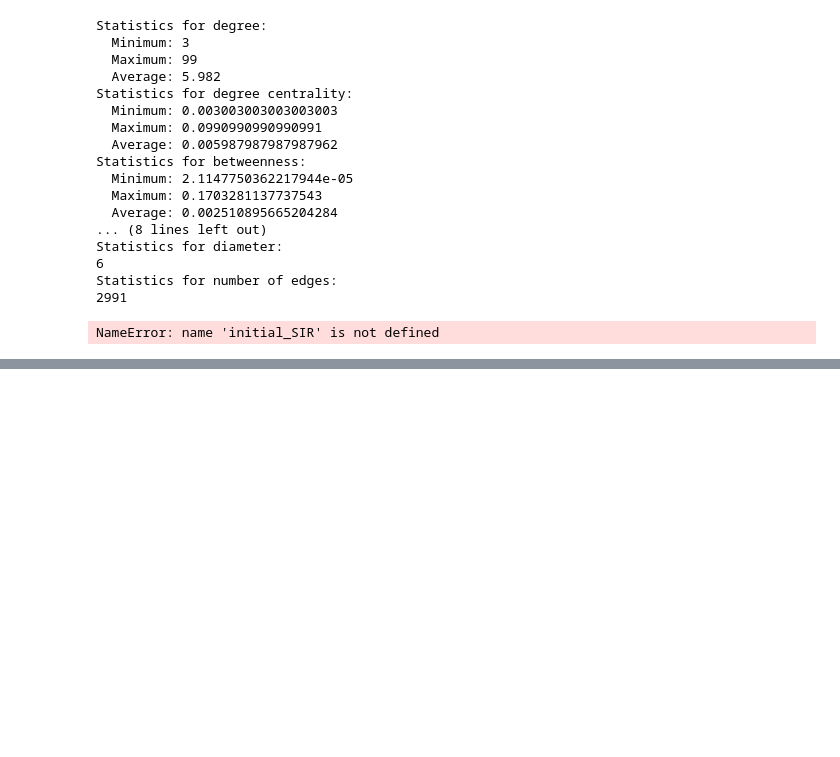
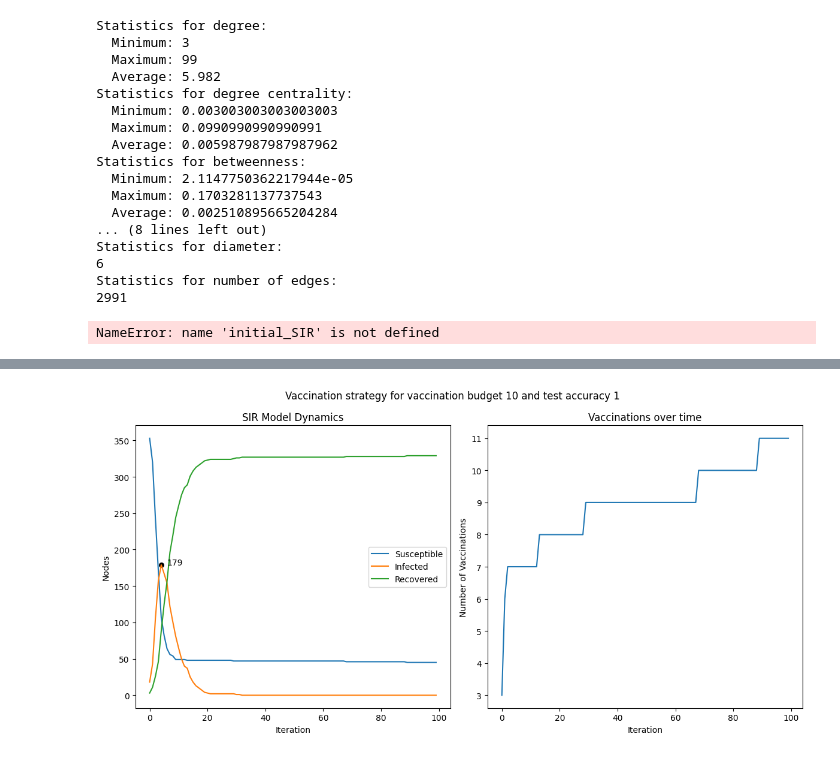
Before and after one commit to JTimmr/CS_Assignment_2, a Jupyter notebook: main.ipynb, the cells around one changed output, grey strips where cells are left out. Saved outputs shown, nothing was run; the diff lists cells and outputs as text; code cells hidden in the pictures; blank space fills up the shorter version.

```diff
--- a/main.ipynb
+++ b/main.ipynb
@@ -1565,0 +1460,95 @@ plt.show()
+# %%
+# Dynamic Vaccination strategy
+
+filename = 'transmission_network.csv'
+graph = read_data(filename)
+
+# Pick five random nodes to be infected
+model1 = ep.SIRModel(graph)
+model2 = ep.SIRModel(graph)
+
+# Define the initial conditions
+beta = 0.3
+gamma = 0.2
+N_iterations = 100
+initial_infected = random.sample(list(sorted(graph.nodes)), 5)
+vaccinated1 = []
+vaccinated2 = []
+
+# Vaccination specific initial condition for both strategies
+testing_budget_total = 200
+vaccination_budget_total = 200
+vaccination_budget_it = 10
+testing_budget_it = 5
+testing_accuracy = 1
+
+# Initialize model for simulation
+cfg = mc.Configuration()
+cfg.add_model_parameter('beta', beta)
+cfg.add_model_parameter('gamma', gamma)
+cfg.add_model_parameter("initial_infected_nodes", initial_infected)
+
+# Set initial statuses for each model
+model1.set_initial_status(cfg)
+model2.set_initial_status(cfg)
+
+susceptible_data1, infected_data1, recovered_data1, vaccinated_data1 = strategy_1(model1, N_iterations, vaccination_budget_it, vaccination_budget_total, testing_budget_it, testing_budget_total, testing_accuracy)
+
+# Vaccination strategy 2: Randomly vaccinating people
+susceptible_data2, infected_data2, recovered_data2, vaccinated_data2 = strategy_2(model2, N_iterations, vaccination_budget_it, vaccination_budget_total, testing_budget_it, testing_budget_total, testing_accuracy)
+
+
+plt.figure(figsize=(12, 6))
+plt.subplot(1, 2, 1)
+
+max_infected = max(infected_data1)
+max_infected_x = infected_data1.index(max_infected)
+plt.scatter(max_infected_x, max_infected, color = 'black', s=30)
+plt.text(max_infected_x + 2, max_infected, f'{max_infected}', fontsize=10, color='black')
+plt.plot(range(N_iterations), susceptible_data1, label='Susceptible')
+plt.plot(range(N_iterations), infected_data1, label='Infected')
+plt.plot(range(N_iterations), recovered_data1, label='Recovered')
+plt.xlabel('Iteration')
+plt.ylabel('Nodes')
+plt.title('SIR Model Dynamics')
+plt.legend()
+
+# Plot the number of vaccinations
+plt.subplot(1, 2, 2)
+plt.plot(range(N_iterations), vaccinated_data1, label='Vaccinations')
+plt.xlabel('Iteration')
+plt.ylabel('Number of Vaccinations')
+plt.title('Vaccinations over time')
+plt.suptitle(f"Vaccination strategy for vaccination budget {vaccination_budget_it} and test accuracy {testing_accuracy}")
+plt.tight_layout()
+plt.show()
+
+
+plt.figure(figsize=(12, 6))
+plt.subplot(1, 2, 1)
+max_infected = max(infected_data2)
+max_infected_x = infected_data2.index(max_infected)
+plt.scatter(max_infected_x, max_infected, color = 'black', s=30)
+plt.text(max_infected_x, max_infected, f'{max_infected}', fontsize=10, color='black')
+
+
+plt.plot(range(N_iterations), susceptible_data2, label='Susceptible')
+plt.plot(range(N_iterations), infected_data2, label='Infected')
+plt.plot(range(N_iterations), recovered_data2, label='Recovered')
+plt.xlabel('Iteration')
+plt.ylabel('Nodes')
+plt.title('SIR Model Dynamics')
+plt.legend()
+
+# Plot the number of vaccinations
+plt.subplot(1, 2, 2)
+plt.plot(range(N_iterations), vaccinated_data2, label='Vaccinations')
+plt.xlabel('Iteration')
+plt.ylabel('Number of Vaccinations')
+plt.title('Vaccinations over time')
+plt.suptitle(f"Random vaccination for vaccination budget {vaccination_budget_it} test accuracy {testing_accuracy}")
+
+plt.tight_layout()
+plt.show()
+# %% [output]
+[figure, added]
```
Also changed, not shown: parts of 5 cells of this notebook.
